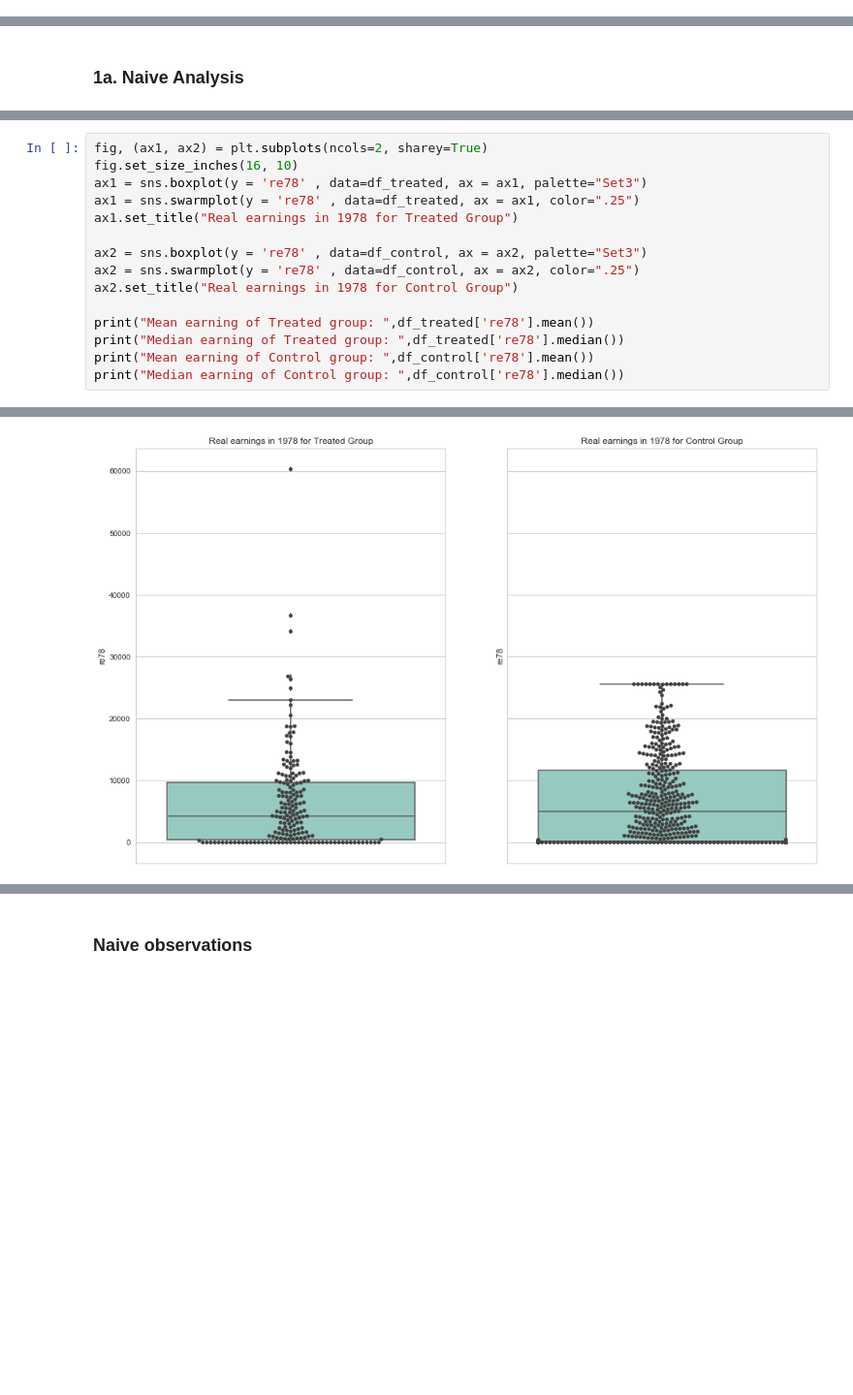
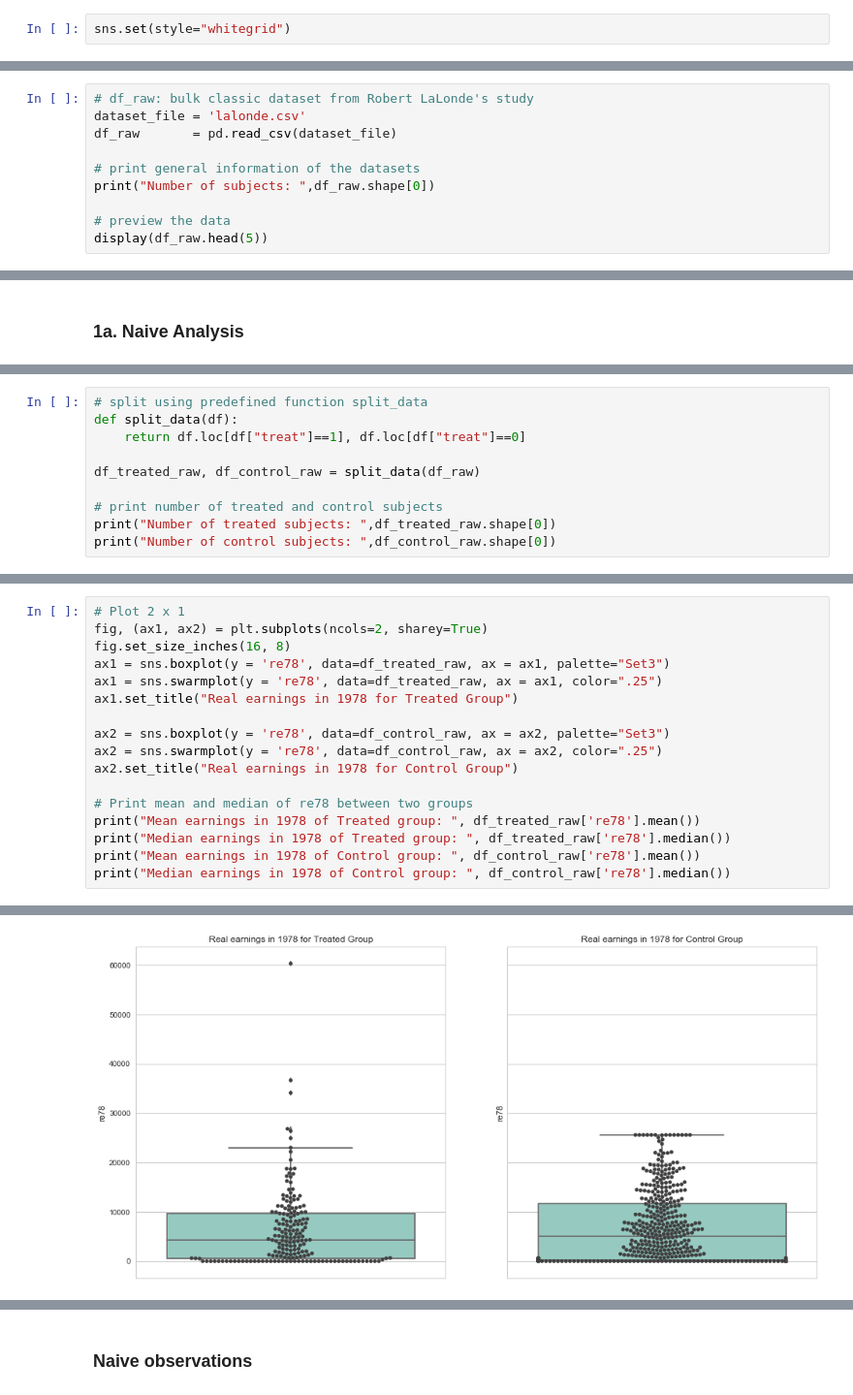
Before and after one commit to sanadhis/ADA-2017, a Jupyter notebook: 04 - Applied ML/Homework04.ipynb, the cells around one changed output, grey strips where cells are left out. Shown at 97% size. Drawn from its saved outputs; the diff is of its cells as text; blank space fills up the shorter version.

```diff
--- a/04 - Applied ML/Homework04.ipynb
+++ b/04 - Applied ML/Homework04.ipynb
@@ -26 +24,3 @@ sns.set(style="whitegrid")
+# %%
+sns.set(style="whitegrid")
 # %% [markdown]
@@ -43,0 +32,10 @@ df_combined.head(5)
+# %%
+# df_raw: bulk classic dataset from Robert LaLonde's study
+dataset_file = 'lalonde.csv'
+df_raw       = pd.read_csv(dataset_file)
+
+# print general information of the datasets
+print("Number of subjects: ",df_raw.shape[0])
+
+# preview the data
+display(df_raw.head(5))
@@ -58,0 +54,10 @@ A naive closer look into the data of treatment group
+# %%
+# split using predefined function split_data
+def split_data(df):
+    return df.loc[df["treat"]==1], df.loc[df["treat"]==0]
+
+df_treated_raw, df_control_raw = split_data(df_raw)
+
+# print number of treated and control subjects
+print("Number of treated subjects: ",df_treated_raw.shape[0])
+print("Number of control subjects: ",df_control_raw.shape[0])
@@ -84,16 +109,18 @@ Re78 statistics of Treated vs Control Group
 # %%
+# Plot 2 x 1
 fig, (ax1, ax2) = plt.subplots(ncols=2, sharey=True)
-fig.set_size_inches(16, 10)
-ax1 = sns.boxplot(y = 're78' , data=df_treated, ax = ax1, palette="Set3")
-ax1 = sns.swarmplot(y = 're78' , data=df_treated, ax = ax1, color=".25")
+fig.set_size_inches(16, 8)
+ax1 = sns.boxplot(y = 're78', data=df_treated_raw, ax = ax1, palette="Set3")
+ax1 = sns.swarmplot(y = 're78', data=df_treated_raw, ax = ax1, color=".25")
 ax1.set_title("Real earnings in 1978 for Treated Group")
 
-ax2 = sns.boxplot(y = 're78' , data=df_control, ax = ax2, palette="Set3")
-ax2 = sns.swarmplot(y = 're78' , data=df_control, ax = ax2, color=".25")
+ax2 = sns.boxplot(y = 're78', data=df_control_raw, ax = ax2, palette="Set3")
+ax2 = sns.swarmplot(y = 're78', data=df_control_raw, ax = ax2, color=".25")
 ax2.set_title("Real earnings in 1978 for Control Group")
 
-print("Mean earning of Treated group: ",df_treated['re78'].mean())
-print("Median earning of Treated group: ",df_treated['re78'].median())
-print("Mean earning of Control group: ",df_control['re78'].mean())
-print("Median earning of Control group: ",df_control['re78'].median())
+# Print mean and median of re78 between two groups
+print("Mean earnings in 1978 of Treated group: ", df_treated_raw['re78'].mean())
+print("Median earnings in 1978 of Treated group: ", df_treated_raw['re78'].median())
+print("Mean earnings in 1978 of Control group: ", df_control_raw['re78'].mean())
+print("Median earnings in 1978 of Control group: ", df_control_raw['re78'].median())
 # %% [output]
@@ -104 +131 @@ Median earning of Control group:  4975.505
-[figure, old version]
+[figure, new version]
```
Also changed, not shown: parts of 56 cells of this notebook.
